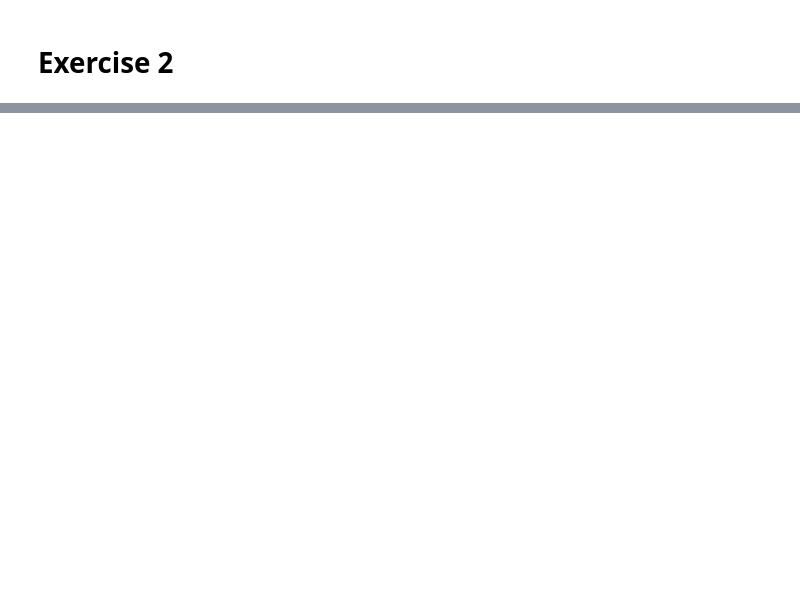
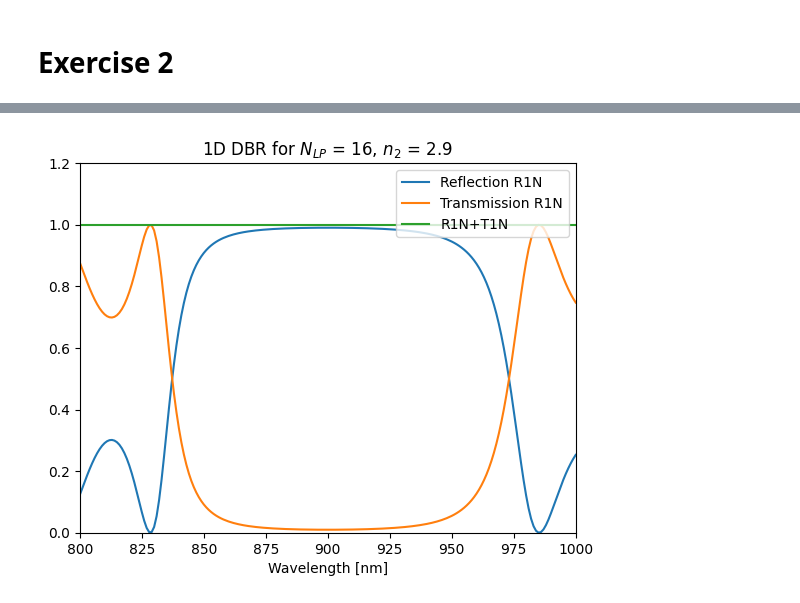
Before and after one commit to amcar-dtu/python-assignments, a Jupyter notebook: nano_opt_3.ipynb, the cells around one changed output, grey strips where cells are left out. Cells and saved outputs as stored; diff of their text form; code cells hidden in the pictures; blank space fills up the shorter version.

```diff
--- a/nano_opt_3.ipynb
+++ b/nano_opt_3.ipynb
@@ -225,38 +345,40 @@ L2 = 77.6           # nm
 
 xlim0 = 800         # nm
 xlim1 = 1000        # nm
-L2 = ld/(4*n2)
-L2
+
+
 # Power reflection
 st = 1                                      # nm
 lambdas = np.arange(xlim0, xlim1+st, st)    # nm
 
 Rtot = []
 Ttot = []
 for l in lambdas:
     k0 = 2*np.pi/l
     T = lambda n1, n2 : 1/(2*n2) * np.array([[n2 + n1, n2 - n1], [n2 - n1, n2 + n1]])
     TL = lambda L, n: np.array([[np.exp(1j*n*k0*L), 0], [0, np.exp(-1j*n*k0*L)]])
 
     # build the unit transfer matrix
     Tunit = (np.matmul(np.matmul(np.matmul(TL(L2, n2), T(n1, n2)), TL(L1, n1)), T(n2, n1)))
 
     Tt = np.identity(len(Tunit))
     for i in range(N):
         Tt = np.matmul(Tt, Tunit)
 
     Rtot.append(np.abs(np.divide(Tt[0][1], Tt[1][1]))**2)
     Ttot.append(np.absolute(Tt[0][0] - np.divide((Tt[0][1] * Tt[1][0]), Tt[1][1]))**2)
 
 Rtot = np.array(Rtot)
 Ttot = np.array(Ttot)
 plt.figure()
 plt.plot(lambdas, Rtot, label="Reflection R1N")
 plt.plot(lambdas, Ttot, label="Transmission R1N")
 plt.plot(lambdas, Rtot + Ttot, label="R1N+T1N")
 plt.xlabel("Wavelength [nm]")
 plt.xlim([xlim0, xlim1])
 plt.ylim([0, 1.2])
 plt.title("1D DBR for $N_{LP}$ = " + str(N) + ", $n_2$ = " + str(n2))
 plt.legend(loc='upper right')
 plt.show()
+# %% [output]
+[figure, added]
```
Also changed, not shown: parts of 17 cells of this notebook, 2 other files.
